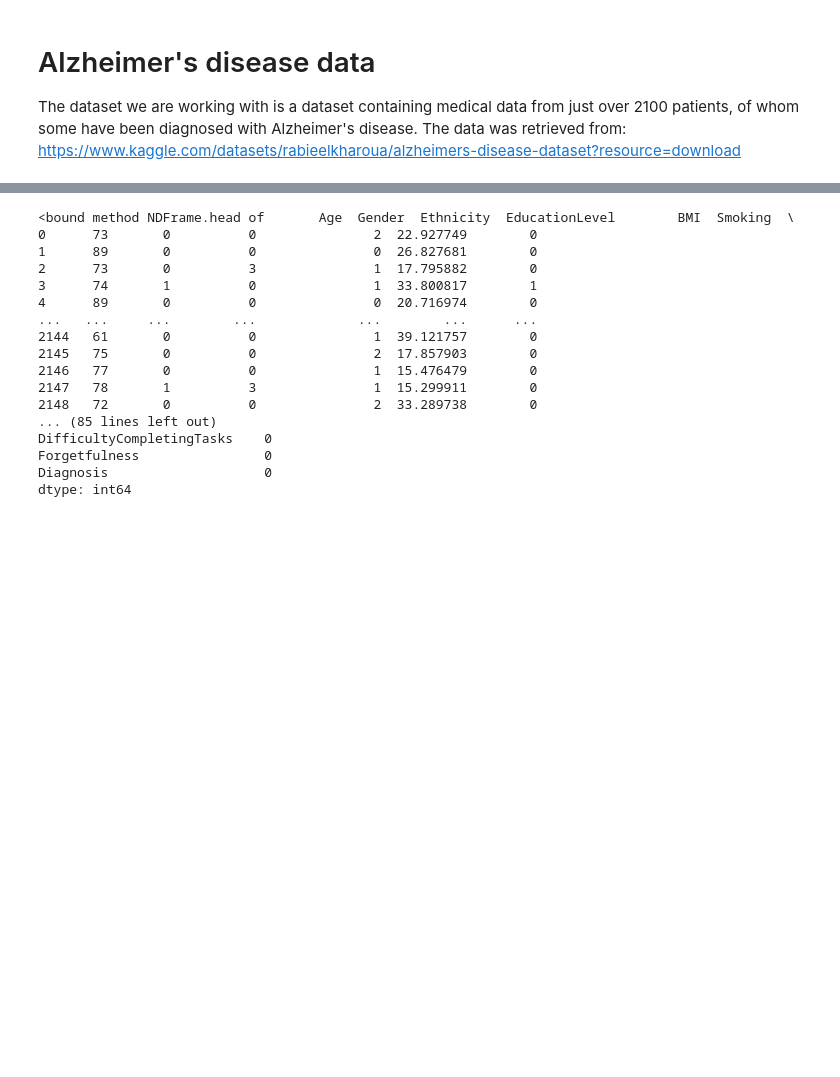
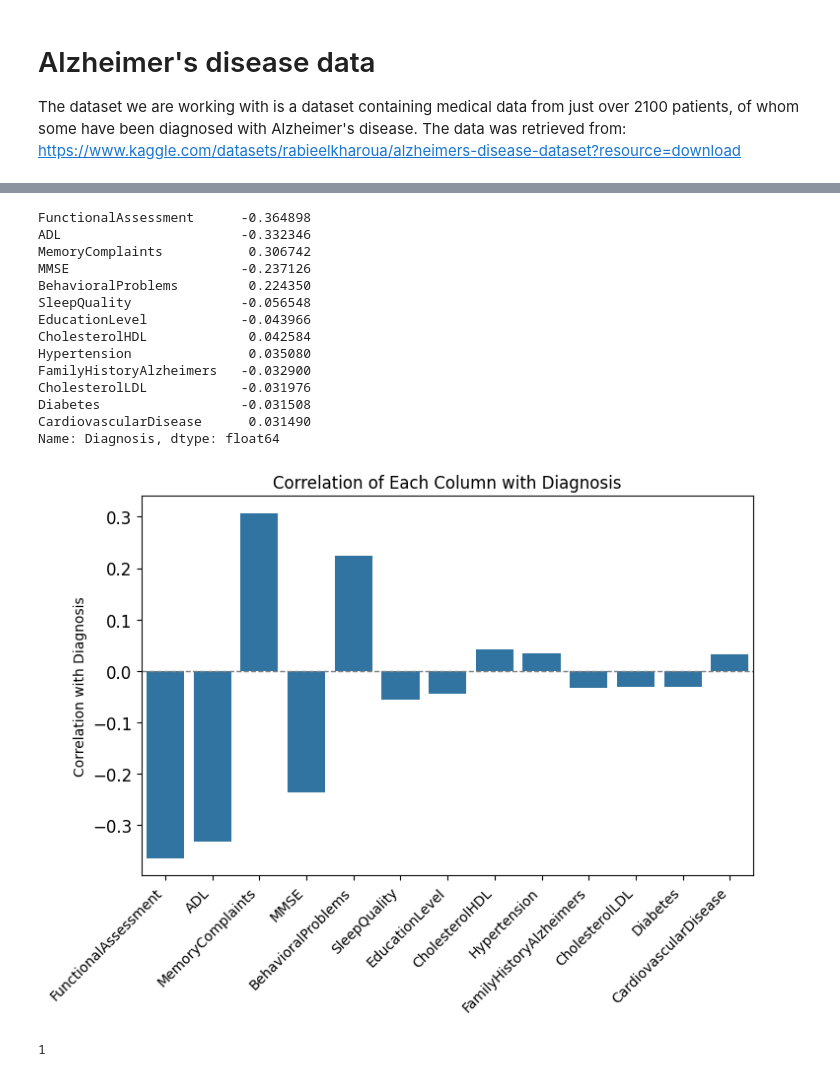
Before and after one commit to treite/classificationGroupwork, a Jupyter notebook: groupProject.ipynb, the cells around one changed output, grey strips where cells are left out. Saved outputs shown, nothing was run; the diff lists cells and outputs as text; code cells hidden in the pictures; blank space fills up the shorter version.

```diff
--- a/groupProject.ipynb
+++ b/groupProject.ipynb
@@ -54,22 +61,39 @@ Passing `palette` without assigning `hue` is deprecated and will be removed in v
-# %%
-print(df.head)
-print(df['BMI'].dtypes)
-print(df.isnull().sum())
-# %% [output]
-<bound method NDFrame.head of       Age  Gender  Ethnicity  EducationLevel        BMI  Smoking  \
-0      73       0          0               2  22.927749        0
-1      89       0          0               0  26.827681        0
-2      73       0          3               1  17.795882        0
-3      74       1          0               1  33.800817        1
-4      89       0          0               0  20.716974        0
-...   ...     ...        ...             ...        ...      ...
-2144   61       0          0               1  39.121757        0
-2145   75       0          0               2  17.857903        0
-2146   77       0          0               1  15.476479        0
-2147   78       1          3               1  15.299911        0
-2148   72       0          0               2  33.289738        0
-... (85 lines left out)
-DifficultyCompletingTasks    0
-Forgetfulness                0
-Diagnosis                    0
-dtype: int64
+# %%
+# Filter columns based on absolute correlation threshold
+columns_to_keep = corr_values[abs(corr_values) >= 0.03].index
+df_filtered = df[columns_to_keep.union(['Diagnosis'])]
+
+corr_values = df_filtered.corr()["Diagnosis"].drop("Diagnosis")
+corr_values = corr_values.reindex(corr_values.abs().sort_values(ascending=False).index)
+print(corr_values)
+
+plt.figure(figsize=(8, 5))
+sns.barplot(x=corr_values.index, y=corr_values.values)
+
+# Add labels and title
+plt.axhline(0, color='gray', linestyle='--', linewidth=1)  # Add a zero reference line
+plt.ylabel('Correlation with ' + "Diagnosis")
+plt.xlabel('')
+plt.title('Correlation of Each Column with ' + "Diagnosis")
+plt.xticks(rotation=45, ha='right', fontsize=10)  # Adjust rotation, alignment, and size
+plt.yticks(fontsize=12)  # Adjust y-axis font size
+
+plt.show()
+print(1)
+# %% [output]
+FunctionalAssessment      -0.364898
+ADL                       -0.332346
+MemoryComplaints           0.306742
+MMSE                      -0.237126
+BehavioralProblems         0.224350
+SleepQuality              -0.056548
+EducationLevel            -0.043966
+CholesterolHDL             0.042584
+Hypertension               0.035080
+FamilyHistoryAlzheimers   -0.032900
+CholesterolLDL            -0.031976
+Diabetes                  -0.031508
+CardiovascularDisease      0.031490
+Name: Diagnosis, dtype: float64
+[figure, added]
+1
```
Also changed, not shown: parts of 5 cells of this notebook.
